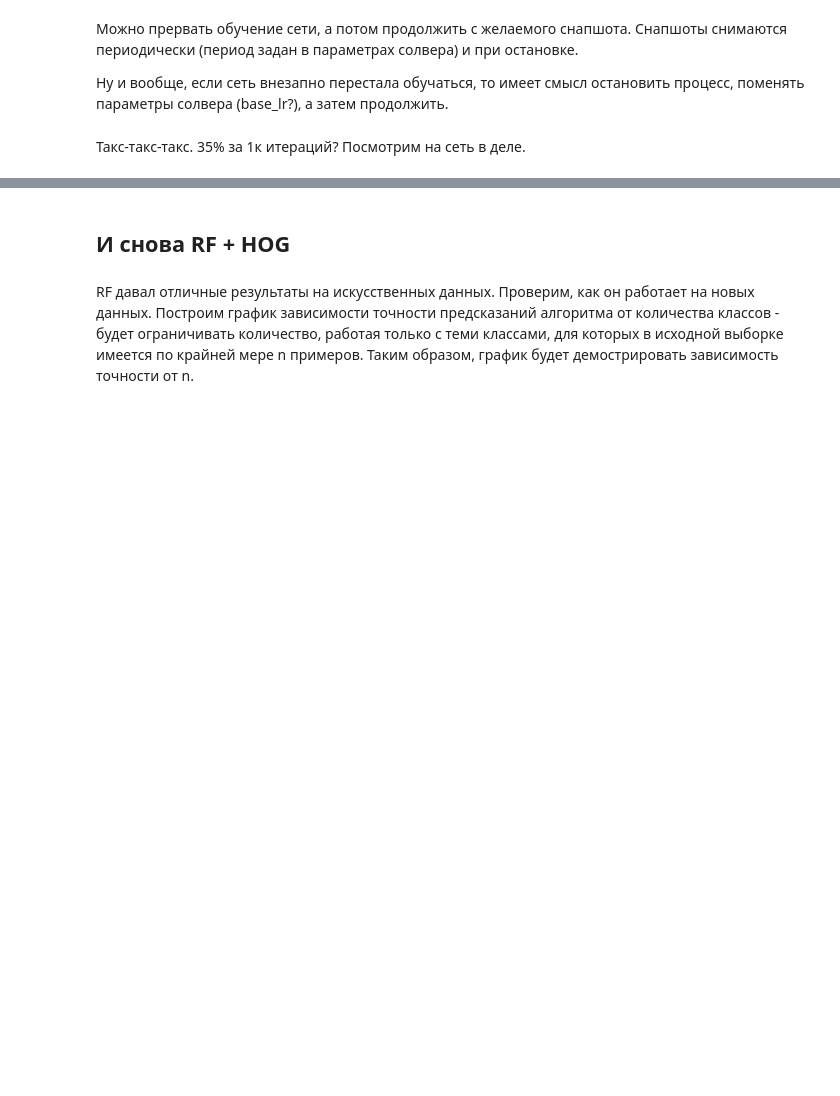
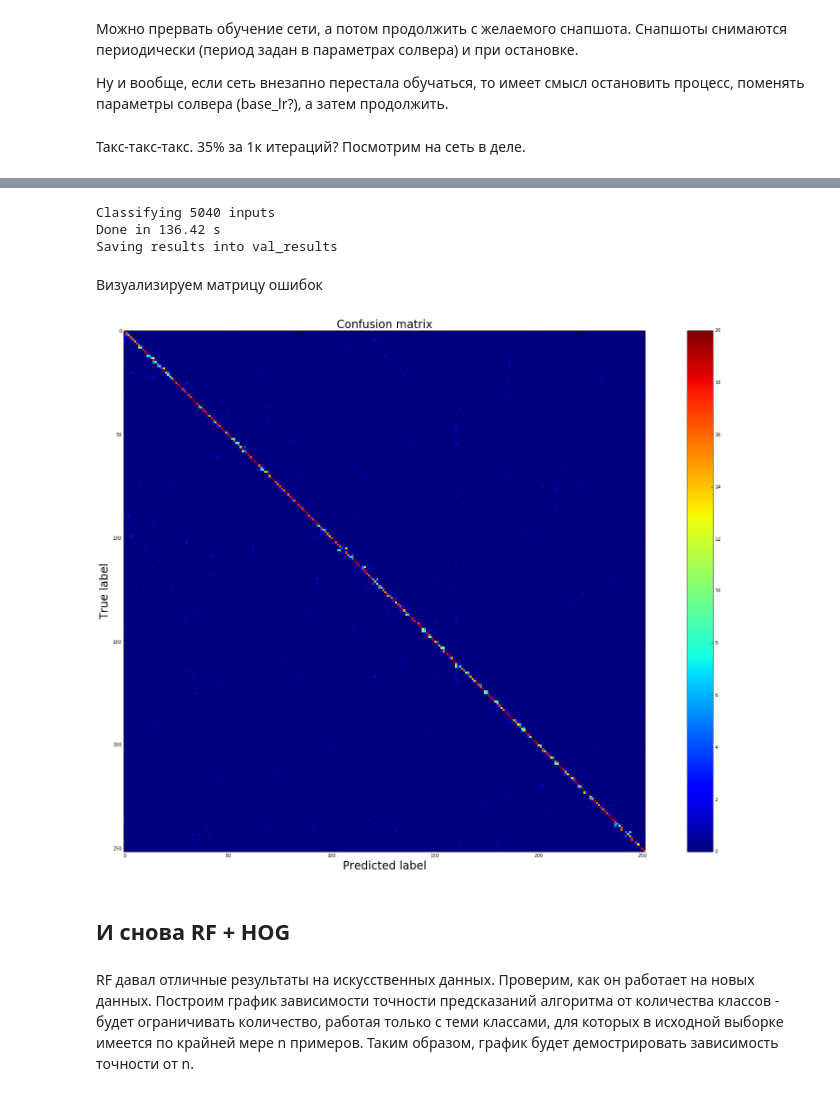
Before and after one commit to mchernyavsky/car-classification, a Jupyter notebook: report.ipynb, the cells around one changed output, grey strips where cells are left out. Saved outputs shown, nothing was run; the diff lists cells and outputs as text; code cells hidden in the pictures; blank space fills up the shorter version.

Commit message:
Applied the model to new data

```diff
--- a/report.ipynb
+++ b/report.ipynb
@@ -485,0 +506,50 @@ caffe.set_mode_cpu()
+# %%
+import time
+
+model_def = 'models/bvlc_reference_caffenet_utkin/deploy.prototxt'
+pretrained_model = 'models/bvlc_reference_caffenet_utkin/caffenet_utkin_train_iter_10000.caffemodel'
+
+image_dims = (256, 256)
+
+# load the mean image (as distributed with Caffe) for subtraction
+blob = caffe.proto.caffe_pb2.BlobProto()
+with open('datasets/utkin/data/utkin_mean.binaryproto', 'rb') as f:
+    data = f.read()
+blob.ParseFromString(data)
+mu = np.array(caffe.io.blobproto_to_array(blob))
+mu = mu[0]
+mu = mu.mean(1).mean(1)  # average over pixels to obtain the mean (BGR) pixel values
+
+channel_swap = (2,1,0)
+
+caffe.set_device(0)
+caffe.set_mode_gpu()
+
+# Make classifier.
+classifier = caffe.Classifier(model_def, pretrained_model,
+                              image_dims=image_dims, mean=mu,
+                              raw_scale=255,
+                              channel_swap=channel_swap)
+
+val = pd.read_csv('datasets/utkin/data/val.txt', sep=' ', header=None)
+val.columns = [['filename', 'label']]
+inputs = [caffe.io.load_image('datasets/utkin/data/val/{}'.format(im_f)) for im_f in val.filename]
+
+print('Classifying {} inputs'.format(len(inputs)))
+
+start = time.time()
+predictions = classifier.predict(inputs, False)
+print('Done in {0:.2f} s'.format(time.time() - start))
+
+print('Saving results into {}'.format('val_results'))
+np.save('val_results', predictions)
+# %% [output]
+Classifying 5040 inputs
+Done in 136.42 s
+Saving results into val_results
+# %% [markdown]
+Визуализируем матрицу ошибок
+# %%
+visualize_confusion_matrix(val.label, predictions.argmax(axis=1))
+# %% [output]
+[figure, added]
```
Also changed, not shown: parts of 56 cells of this notebook, 7 other files.
